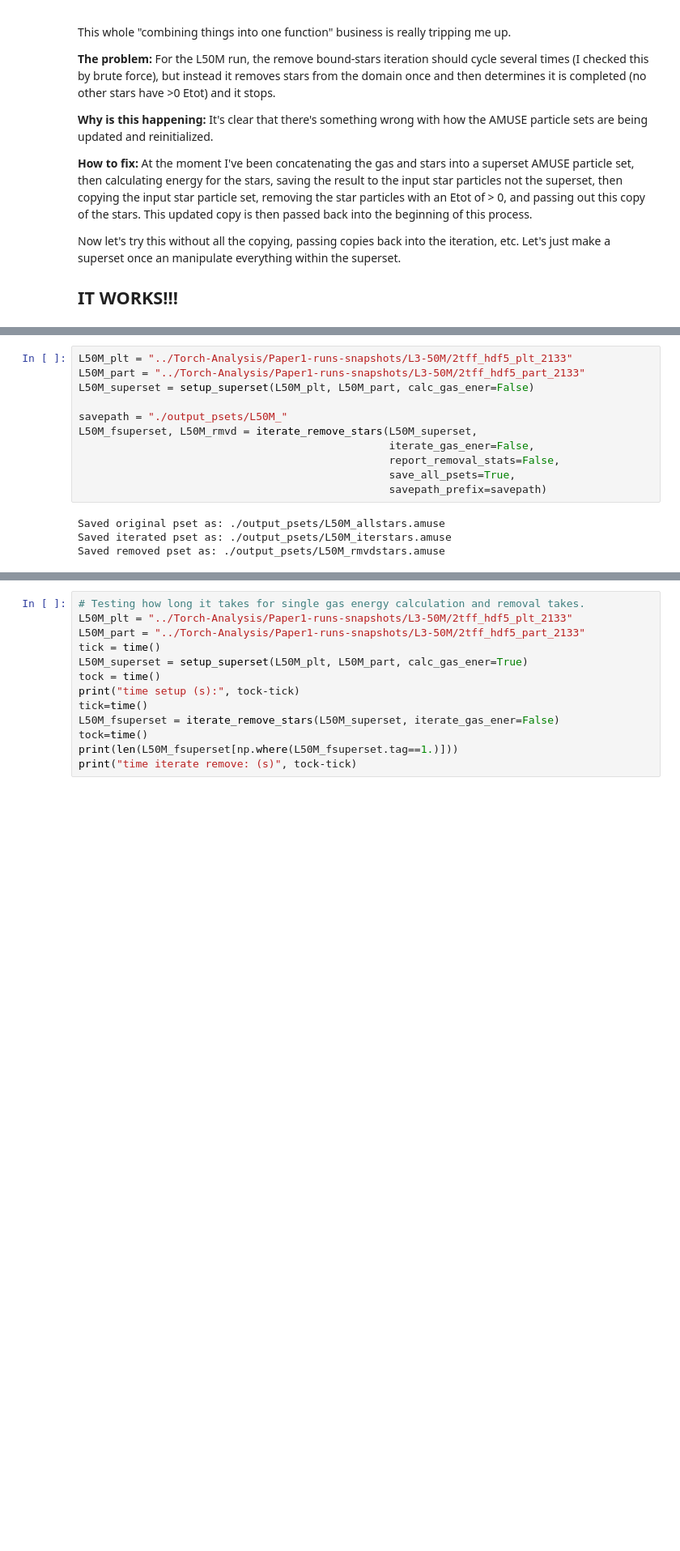
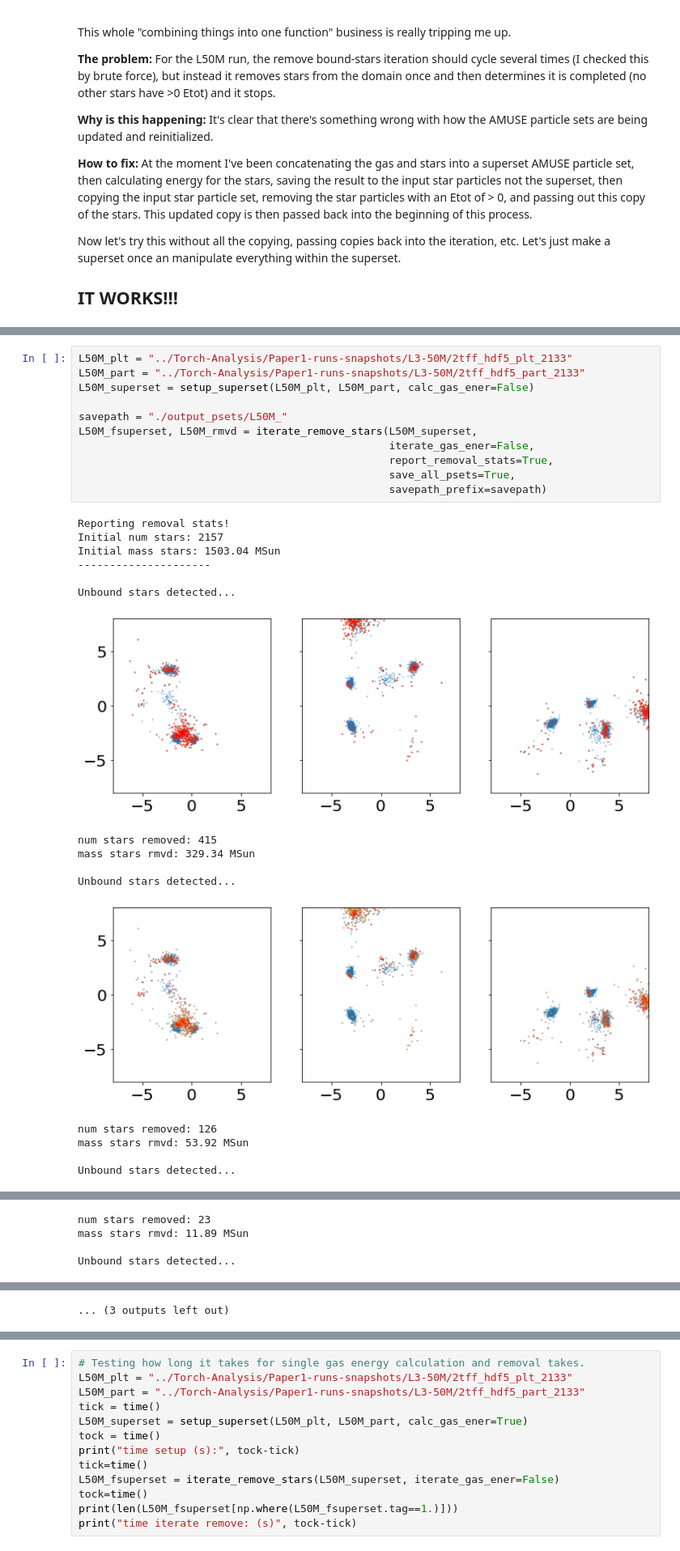
Before and after one commit to seanlabean/Iterative-cluster-finder, a Jupyter notebook: iterative-cluster-finder.ipynb, the cells around one changed output, grey strips where cells are left out. Shown at 81% size. Cells and saved outputs as stored; diff of their text form; blank space fills up the shorter version.

```diff
--- a/iterative-cluster-finder.ipynb
+++ b/iterative-cluster-finder.ipynb
@@ -811,15 +935,28 @@ def save_psets(orig_pset, iter_pset, rmvd_pset, filepath_prefix):
 # %%
 L50M_plt = "../Torch-Analysis/Paper1-runs-snapshots/L3-50M/2tff_hdf5_plt_2133"
 L50M_part = "../Torch-Analysis/Paper1-runs-snapshots/L3-50M/2tff_hdf5_part_2133"
 L50M_superset = setup_superset(L50M_plt, L50M_part, calc_gas_ener=False)
 
 savepath = "./output_psets/L50M_"
 L50M_fsuperset, L50M_rmvd = iterate_remove_stars(L50M_superset,
                                                  iterate_gas_ener=False,
-                                                 report_removal_stats=False,
+                                                 report_removal_stats=True,
                                                  save_all_psets=True,
                                                  savepath_prefix=savepath)
 # %% [output]
-Saved original pset as: ./output_psets/L50M_allstars.amuse
-Saved iterated pset as: ./output_psets/L50M_iterstars.amuse
-Saved removed pset as: ./output_psets/L50M_rmvdstars.amuse
+Reporting removal stats!
+Initial num stars: 2157
+Initial mass stars: 1503.04 MSun
+---------------------
+
+Unbound stars detected...
+[figure, added]
+num stars removed: 415
+mass stars rmvd: 329.34 MSun
+
+Unbound stars detected...
+[figure, added]
+num stars removed: 126
+mass stars rmvd: 53.92 MSun
+
+Unbound stars detected...
@@ -825,0 +964,4 @@ Saved removed pset as: ./output_psets/L50M_rmvdstars.amuse
+num stars removed: 23
+mass stars rmvd: 11.89 MSun
+
+Unbound stars detected...
@@ -826,3 +979,4 @@ Saved removed pset as: ./output_psets/L50M_rmvdstars.amuse
+... (3 outputs left out)
 # %%
 L70M_plt = "../Torch-Analysis/Paper1-runs-snapshots/L3-70M/2tff_hdf5_plt_1334"
 L70M_part = "../Torch-Analysis/Paper1-runs-snapshots/L3-70M/2tff_hdf5_part_1334"
```
Also changed, not shown: parts of 15 cells of this notebook.
